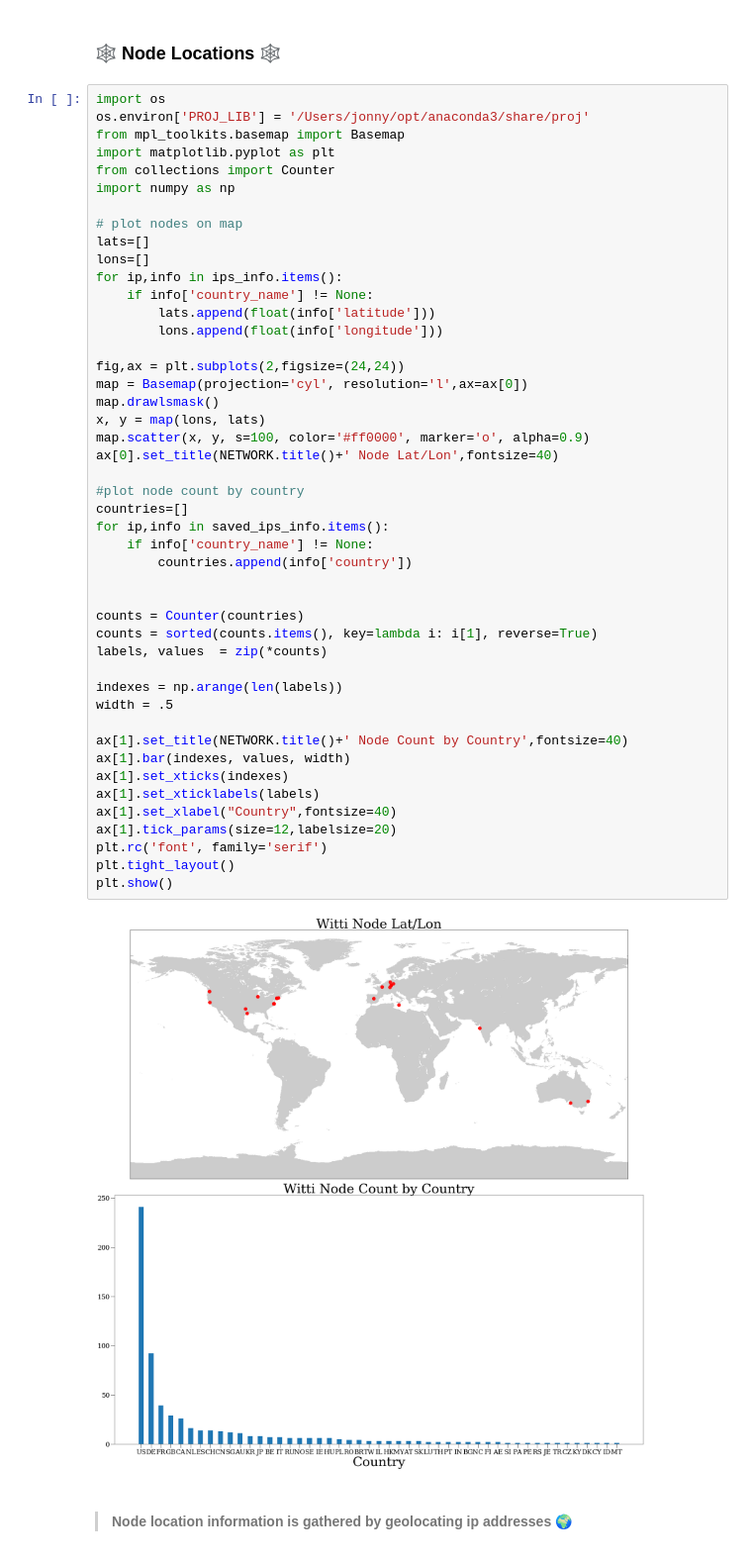
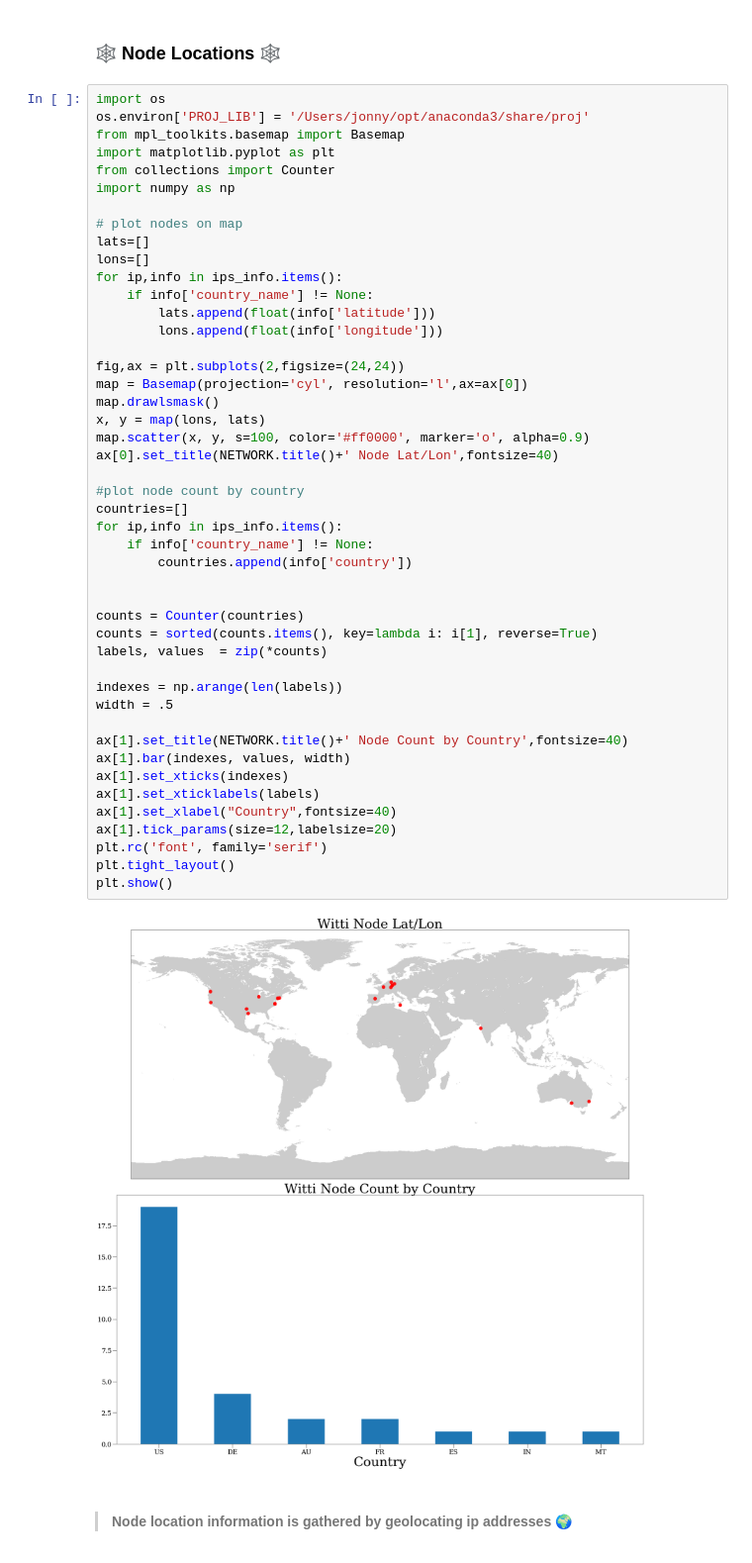
Before and after one commit to jrhea/prkl, a Jupyter notebook: analysis/testnet-analysis.ipynb, the cells around one changed output. Shown at 99% size. Drawn from its saved outputs; the diff is of its cells as text.

Commit message:
fixing issue caused by using saved_ips for node by country

```diff
--- a/analysis/testnet-analysis.ipynb
+++ b/analysis/testnet-analysis.ipynb
@@ -249,35 +249,35 @@ for ip,info in ips_info.items():
 fig,ax = plt.subplots(2,figsize=(24,24))
 map = Basemap(projection='cyl', resolution='l',ax=ax[0])
 map.drawlsmask()
 x, y = map(lons, lats)
 map.scatter(x, y, s=100, color='#ff0000', marker='o', alpha=0.9)
 ax[0].set_title(NETWORK.title()+' Node Lat/Lon',fontsize=40)
 
 #plot node count by country
 countries=[]
-for ip,info in saved_ips_info.items():
+for ip,info in ips_info.items():
     if info['country_name'] != None:
         countries.append(info['country'])
 
 
 counts = Counter(countries)
 counts = sorted(counts.items(), key=lambda i: i[1], reverse=True)
 labels, values  = zip(*counts)
 
 indexes = np.arange(len(labels))
 width = .5
 
 ax[1].set_title(NETWORK.title()+' Node Count by Country',fontsize=40)
 ax[1].bar(indexes, values, width)
 ax[1].set_xticks(indexes)
 ax[1].set_xticklabels(labels)
 ax[1].set_xlabel("Country",fontsize=40)
 ax[1].tick_params(size=12,labelsize=20)
 plt.rc('font', family='serif')
 plt.tight_layout()
 plt.show()
 # %% [output]
-[figure, old version]
+[figure, new version]
 # %% [markdown]
 > #### Node location information is gathered by geolocating ip addresses 🌍
 # %%
```
Also changed, not shown: parts of 1 cell of this notebook.
